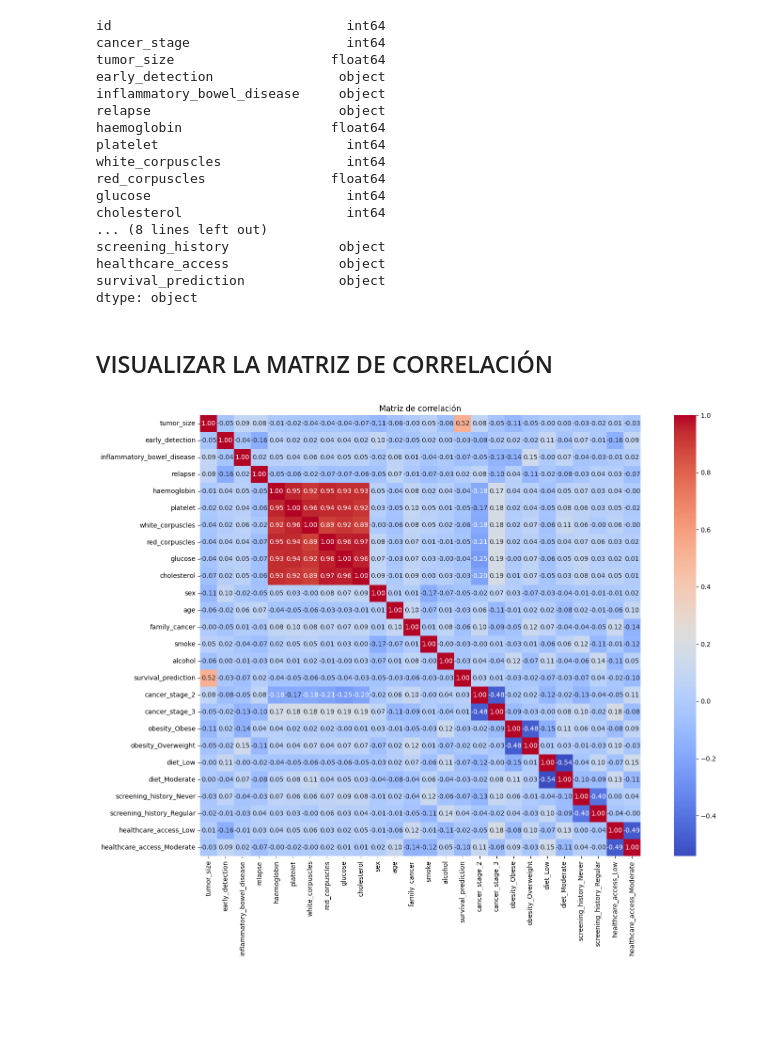
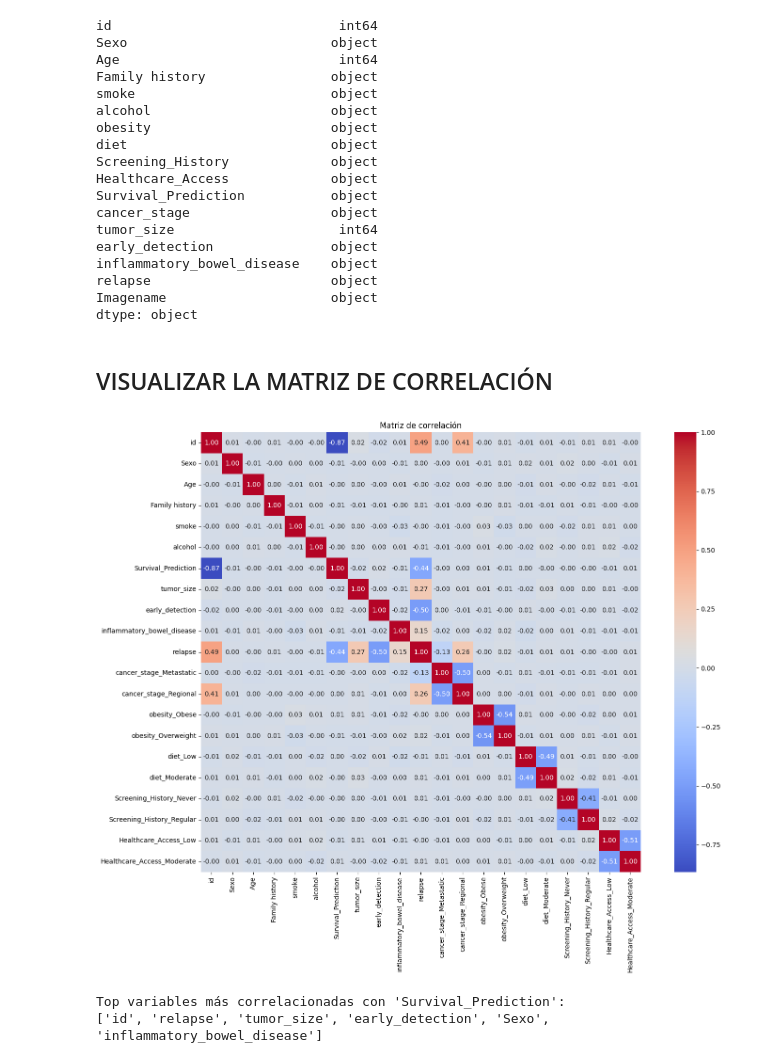
Before and after one commit to Dekiuv/Detecci-nCancer, a Jupyter notebook: data_exploring.ipynb, the cells around one changed output. Drawn from its saved outputs; the diff is of its cells as text; code cells hidden in the pictures; blank space fills up the shorter version.

Commit message:
Entreno imagenes

```diff
--- a/data_exploring.ipynb
+++ b/data_exploring.ipynb
@@ -1,10 +1,8 @@
 # %%
 import pandas as pd
 
-analisis_cancer = pd.read_csv("data/analisis_cancer.csv")
-analisis_sangre = pd.read_csv("data/analisis_sangre_dataset.csv")
-imagenes_paciente = pd.read_csv("data/historial_medico_imagenes.csv")
-historial_medico = pd.read_csv("data/historial_medico.csv")
-df_merged = pd.read_csv("data/merged.csv")
+analisis_cancer = pd.read_csv("Data/analisis_cancer.csv")
+imagenes_paciente = pd.read_csv("Data/historial_medico_imagenes.csv")
+historial_medico = pd.read_csv("Data/historial_medico.csv")
 # %%
 print(analisis_cancer.columns.to_list())
@@ -42,7 +37,6 @@ dtype: int64
 # %%
-df_merged = pd.merge(analisis_cancer, analisis_sangre, on='id', how='inner')
+df_merged = pd.merge(historial_medico, analisis_cancer, on='id', how='inner')
 df_merged = pd.merge(df_merged, imagenes_paciente, on='id', how='inner')
-df_merged = pd.merge(df_merged, historial_medico, on='id', how='inner')
 
 df_merged.to_csv("data/merged.csv",index=False)
 # %%
@@ -70,25 +63,26 @@ df_merged.describe()
 # %%
 df_merged.dtypes
 # %% [output]
-id                              int64
-cancer_stage                    int64
-tumor_size                    float64
-early_detection                object
-inflammatory_bowel_disease     object
-relapse                        object
-haemoglobin                   float64
-platelet                        int64
-white_corpuscles                int64
-red_corpuscles                float64
-glucose                         int64
-cholesterol                     int64
-... (8 lines left out)
-screening_history              object
-healthcare_access              object
-survival_prediction            object
+id                             int64
+Sexo                          object
+Age                            int64
+Family history                object
+smoke                         object
+alcohol                       object
+obesity                       object
+diet                          object
+Screening_History             object
+Healthcare_Access             object
+Survival_Prediction           object
+cancer_stage                  object
+tumor_size                     int64
+early_detection               object
+inflammatory_bowel_disease    object
+relapse                       object
+Imagename                     object
 dtype: object
 # %%
-df_merged_dummies = pd.get_dummies(df_merged, columns=['cancer_stage', 'obesity', 'diet', 'screening_history', 'healthcare_access'], drop_first=True, dtype=int)
+df_merged_dummies = pd.get_dummies(df_merged, columns=['cancer_stage', 'obesity', 'diet', 'Screening_History', 'Healthcare_Access'], drop_first=True, dtype=int)
 
 # Reemplazamos 'Yes' y 'No' por 1 y 0 en todo el DataFrame
 df_merged_dummies = df_merged_dummies.replace({'Yes': 1, 'No': 0})
@@ -103,17 +97,34 @@ df_merged_dummies.to_csv("data/merged_dummies.csv",index=False)
 # %%
 import seaborn as sns
 import matplotlib.pyplot as plt
 
-df_merged_sin_id = df_merged_dummies.drop(columns=['id'])
-
 # Calculamos la matriz de correlación
-correlation_matrix = df_merged_sin_id.corr(numeric_only=True)
+correlation_matrix = df_merged_dummies.corr(numeric_only=True)
 
 # Creamos la visualización
 plt.figure(figsize=(16, 12))
 sns.heatmap(correlation_matrix, annot=True, fmt=".2f", cmap="coolwarm", square=True)
 plt.title('Matriz de correlación')
 plt.tight_layout()
 plt.show()
 # %% [output]
-[figure, old version]
+[figure, new version]
+# %%
+import pandas as pd
+
+# Cargar el CSV limpio
+df = pd.read_csv("data/merged_dummies.csv")  # (usamos / por compatibilidad)
+
+# Calcular correlación con la variable objetivo 'survival_prediction'
+correlaciones = df.corr(numeric_only=True)['Survival_Prediction'].drop('Survival_Prediction')
+
+# Ordenar por correlación absoluta descendente
+correlaciones_ordenadas = correlaciones.abs().sort_values(ascending=False)
+
+# Ver top 15 más correlacionadas
+top_variables = correlaciones_ordenadas.head(6).index.tolist()
+print("Top variables más correlacionadas con 'Survival_Prediction':")
+print(top_variables)
+# %% [output]
+Top variables más correlacionadas con 'Survival_Prediction':
+['id', 'relapse', 'tumor_size', 'early_detection', 'Sexo', 'inflammatory_bowel_disease']
```
Also changed, not shown: parts of 8 cells of this notebook, 12 other files.
